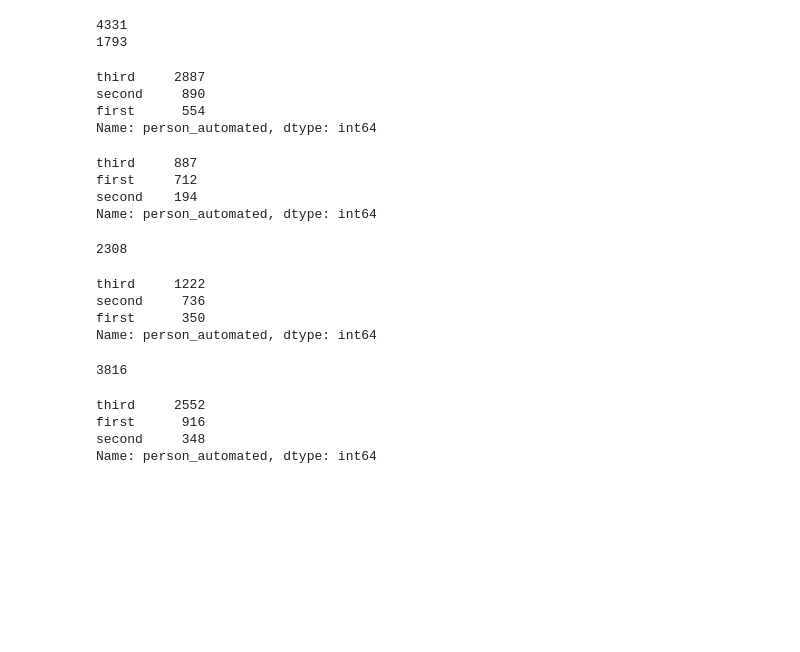
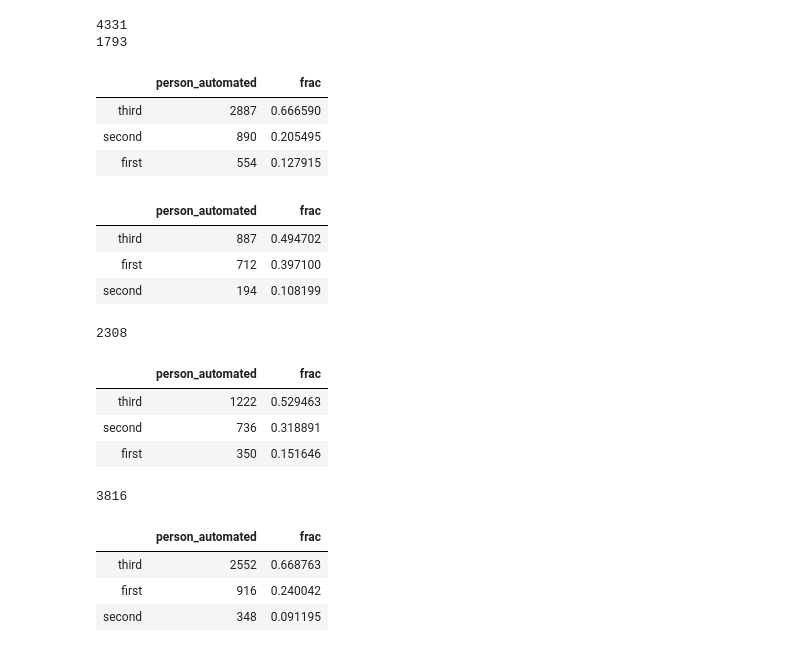
Before and after one commit to crboothb/sciencemag-careers-analysis, a Jupyter notebook: scripts/classifier_test2.ipynb, the cells around one changed output. Cells and saved outputs as stored; diff of their text form; code cells hidden in the pictures; blank space fills up the shorter version.

```diff
--- a/scripts/classifier_test2.ipynb
+++ b/scripts/classifier_test2.ipynb
@@ -207,38 +190,49 @@ print(len(not_column))
 # %% [output]
 4331
 1793
-# %%
-column["person_automated"].value_counts()
-# %% [output]
-third     2887
-second     890
-first      554
-Name: person_automated, dtype: int64
-# %%
-not_column["person_automated"].value_counts()
-# %% [output]
-third     887
-first     712
-second    194
-Name: person_automated, dtype: int64
+# %%
+column_count = pd.DataFrame(column["person_automated"].value_counts())
+column_count["frac"] = column_count/len(column)
+column_count.head()
+# %% [output]
+|  | person_automated | frac |
+| third | 2887 | 0.666590 |
+| second | 890 | 0.205495 |
+| first | 554 | 0.127915 |
+# %%
+not_column_count = pd.DataFrame(not_column["person_automated"].value_counts())
+not_column_count["frac"] = not_column_count/len(not_column)
+not_column_count.head()
+# %% [output]
+|  | person_automated | frac |
+| third | 887 | 0.494702 |
+| first | 712 | 0.397100 |
+| second | 194 | 0.108199 |
 # %%
 full_df["advice"] = ["yes" if "advice" in x else "no" for x in full_df["tags"]]
 advice_df = full_df[full_df.advice == "yes"]
 not_advice_df = full_df[full_df.advice == "no"]
 print(len(advice_df))
-advice_df["person_automated"].value_counts()
+
+advice_count = pd.DataFrame(advice_df["person_automated"].value_counts())
+advice_count["frac"] = advice_count/len(advice_df)
+advice_count.head()
+# advice_df["person_automated"].value_counts()
 # %% [output]
 2308
-third     1222
-second     736
-first      350
-Name: person_automated, dtype: int64
+|  | person_automated | frac |
+| third | 1222 | 0.529463 |
+| second | 736 | 0.318891 |
+| first | 350 | 0.151646 |
 # %%
 print(len(not_advice_df))
-not_advice_df["person_automated"].value_counts()
+
+not_advice_count = pd.DataFrame(not_advice_df["person_automated"].value_counts())
+not_advice_count["frac"] = not_advice_count/len(not_advice_df)
+not_advice_count.head()
 # %% [output]
 3816
-third     2552
-first      916
-second     348
-Name: person_automated, dtype: int64
+|  | person_automated | frac |
+| third | 2552 | 0.668763 |
+| first | 916 | 0.240042 |
+| second | 348 | 0.091195 |
```
Also changed, not shown: parts of 2 cells of this notebook, 1 other file.
